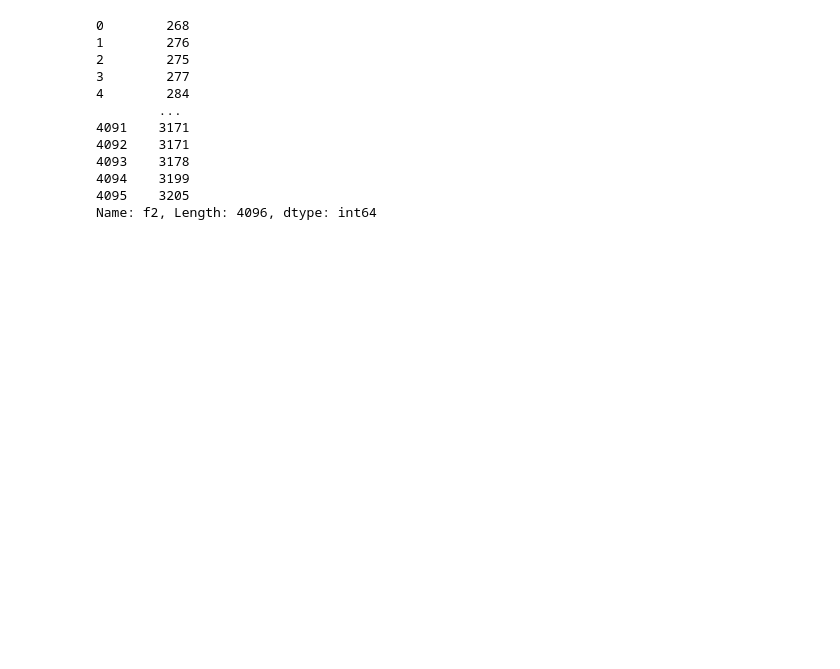
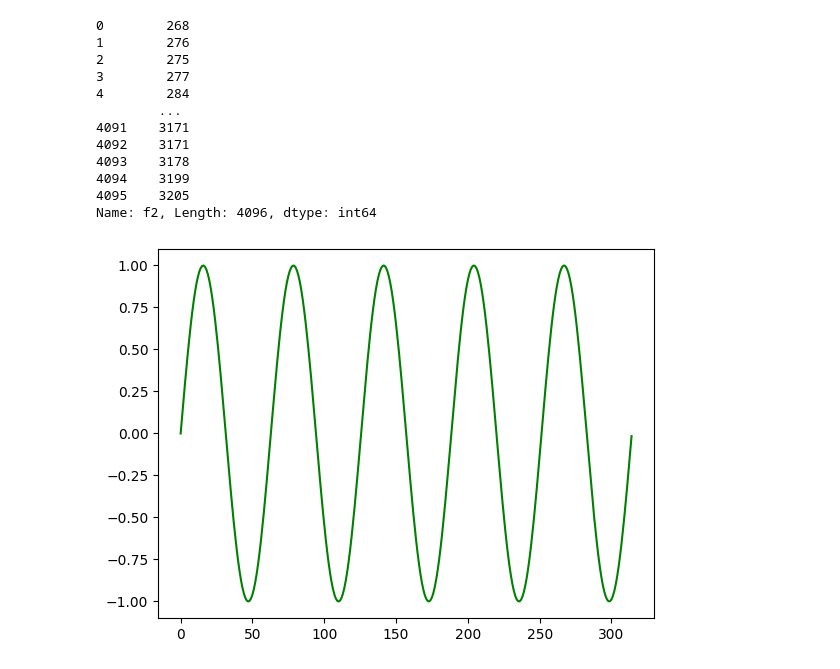
Before and after one commit to PaulMagos/MCS_Thesis, a Jupyter notebook: RNN1/test1.ipynb, the cells around one changed output. Saved outputs shown, nothing was run; the diff lists cells and outputs as text; code cells hidden in the pictures; blank space fills up the shorter version.

Commit message:
Added Syntetic Dataset

```diff
--- a/RNN1/test1.ipynb
+++ b/RNN1/test1.ipynb
@@ -44,3 +44,19 @@ data['data_sin.txt']['f2']
 4094    3199
 4095    3205
 Name: f2, Length: 4096, dtype: int64
+# %%
+import numpy as np
+
+
+x = np.arange(0, 10*np.pi, 0.1)
+y = np.sin(x)
+
+data = pd.DataFrame(columns=['sin'])
+data['sin'] = y
+
+data.to_json('./data/SynteticSin/data.json')
+
+plt.plot(data['sin'], color='green')
+plt.show()
+# %% [output]
+[figure, added]
```
Also changed, not shown: 3 other files.
